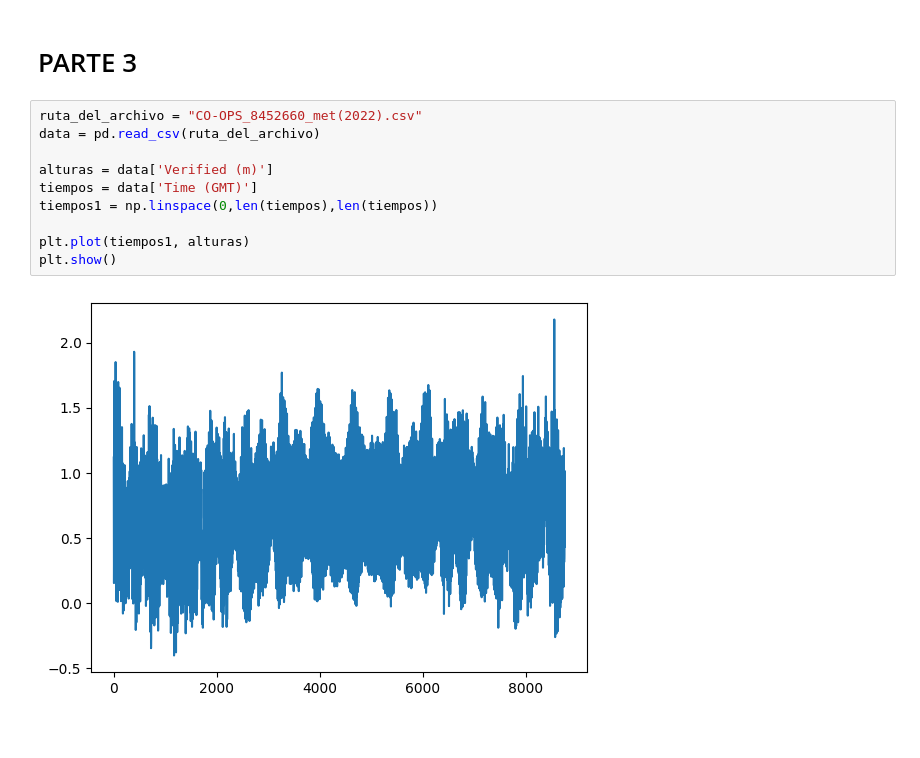
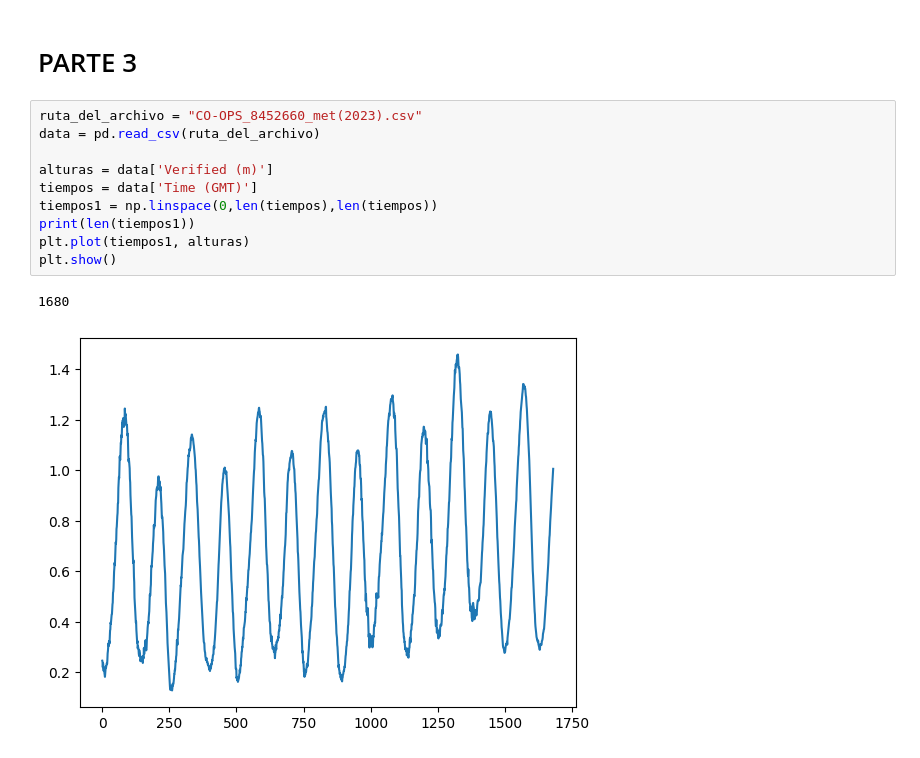
Before and after one commit to Ignacio0viedo/Analisis-de-mareas, a Jupyter notebook: tp Analisis Numerico.ipynb, the cells around one changed output. Cells and saved outputs as stored; diff of their text form.

```diff
--- a/tp Analisis Numerico.ipynb
+++ b/tp Analisis Numerico.ipynb
@@ -1220,14 +1223,15 @@ plt.plot(semana_x,semana_f)
 # %% [markdown]
 # PARTE 3
 # %%
-ruta_del_archivo = "CO-OPS_8452660_met(2022).csv"
+ruta_del_archivo = "CO-OPS_8452660_met(2023).csv"
 data = pd.read_csv(ruta_del_archivo)
 
 alturas = data['Verified (m)']
 tiempos = data['Time (GMT)']
 tiempos1 = np.linspace(0,len(tiempos),len(tiempos))
-
+print(len(tiempos1))
 plt.plot(tiempos1, alturas)
 plt.show()
 # %% [output]
+1680
-[figure, old version]
+[figure, new version]
```
Also changed, not shown: parts of 20 cells of this notebook.
